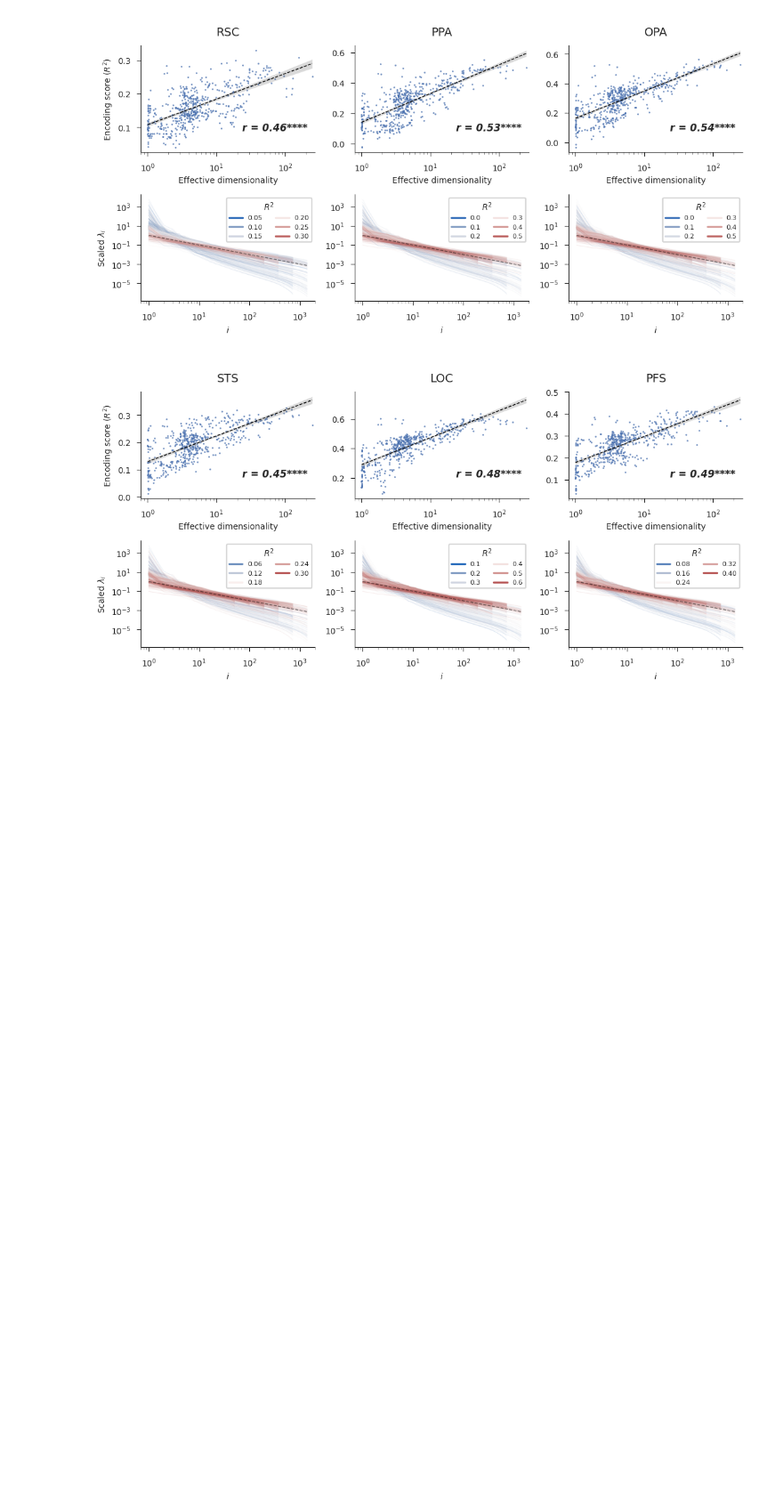
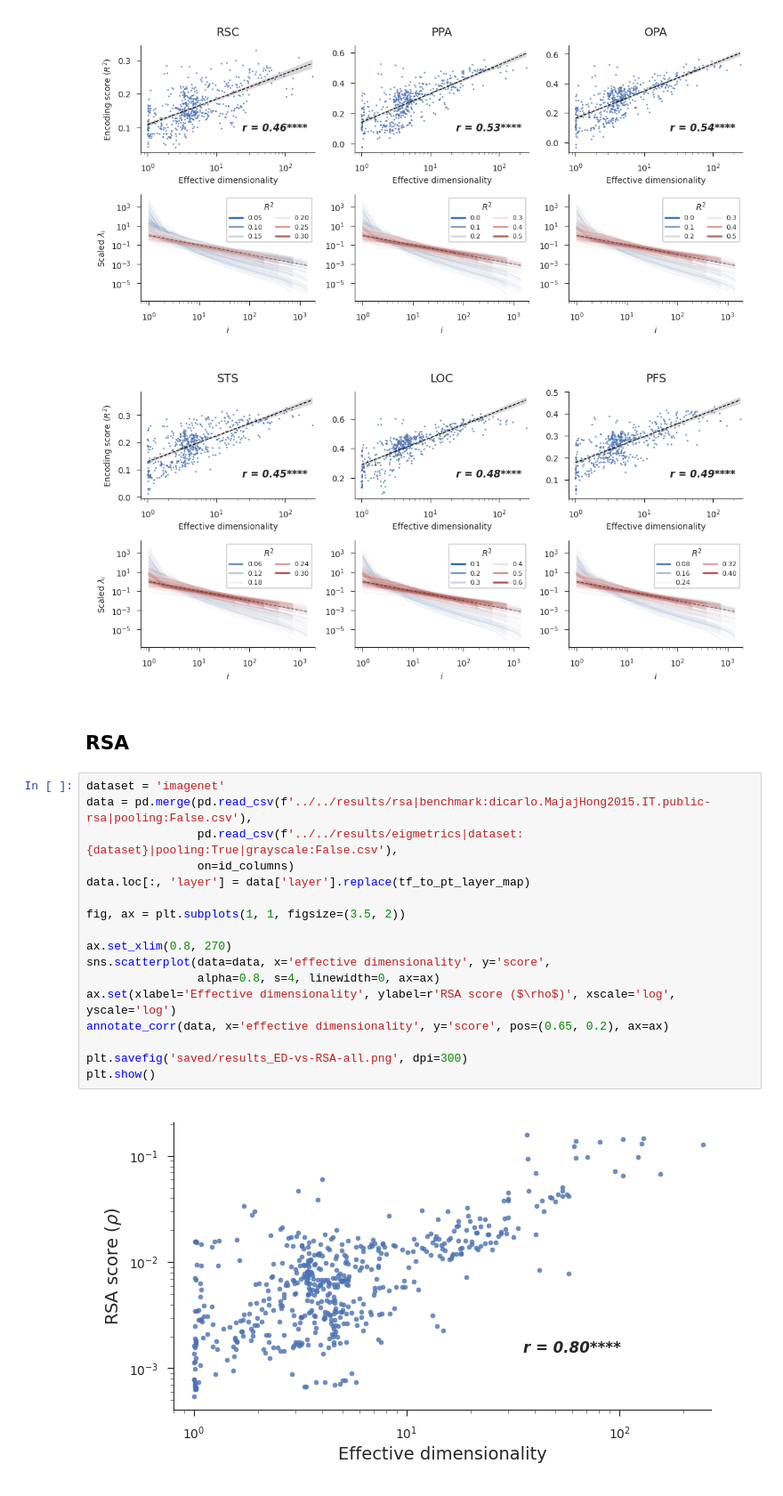
Before and after one commit to EricElmoznino/encoder_dimensionality, a Jupyter notebook: figures/manuscript/results.ipynb, the cells around one changed output. Shown at 89% size. Saved outputs shown, nothing was run; the diff lists cells and outputs as text; blank space fills up the shorter version.

Commit message:
Added RSA results

```diff
--- a/figures/manuscript/results.ipynb
+++ b/figures/manuscript/results.ipynb
@@ -892,3 +892,24 @@ for k, regions in enumerate(all_regions):
 [figure]
 [figure]
 [figure]
+# %% [markdown]
+## RSA
+# %%
+dataset = 'imagenet'
+data = pd.merge(pd.read_csv(f'../../results/rsa|benchmark:dicarlo.MajajHong2015.IT.public-rsa|pooling:False.csv'),
+                pd.read_csv(f'../../results/eigmetrics|dataset:{dataset}|pooling:True|grayscale:False.csv'),
+                on=id_columns)
+data.loc[:, 'layer'] = data['layer'].replace(tf_to_pt_layer_map)
+
+fig, ax = plt.subplots(1, 1, figsize=(3.5, 2))
+
+ax.set_xlim(0.8, 270)
+sns.scatterplot(data=data, x='effective dimensionality', y='score',
+                alpha=0.8, s=4, linewidth=0, ax=ax)
+ax.set(xlabel='Effective dimensionality', ylabel=r'RSA score ($\rho$)', xscale='log', yscale='log')
+annotate_corr(data, x='effective dimensionality', y='score', pos=(0.65, 0.2), ax=ax)
+
+plt.savefig('saved/results_ED-vs-RSA-all.png', dpi=300)
+plt.show()
+# %% [output]
+[figure, added]
```
Also changed, not shown: parts of 1 cell of this notebook, 5 other files.
